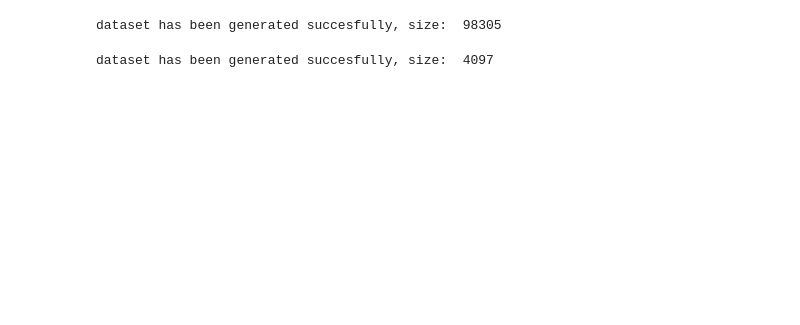
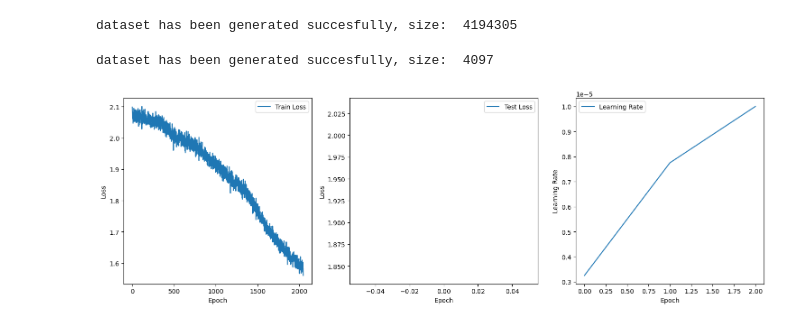
Before and after one commit to marmust/GIT_SYNC, a Jupyter notebook: normal_train.ipynb, the cells around one changed output. Drawn from its saved outputs; the diff is of its cells as text; code cells hidden in the pictures; blank space fills up the shorter version.

```diff
--- a/normal_train.ipynb
+++ b/normal_train.ipynb
@@ -36,19 +36,19 @@ input_size = context_length * vector_size + vector_size # account for previous b
 train_dataset_path = fr"./datasets/wiki_dump_train.txt"
 test_dataset_path = fr"./datasets/wiki_dump_test.txt"
 
-unique_examples_train = 1024 * 8 * 6 * 2
+unique_examples_train = 1024 * 8 * 8 * 8 * 8# * 8
 unique_examples_test = 4096
 
 # training
-train_epochs = 32
-warmup_epochs = 4
+train_epochs = 128
+warmup_epochs = 3
 
 initial_warmup_lr = 0.000001
-final_warmup_lr = 0.0001
-initial_train_lr = 0.0001
-final_train_lr = 0.0000001
+final_warmup_lr = 0.00001
+initial_train_lr = 0.00001
+final_train_lr = 0.000001
 beta1 = 0.9
-beta2 = 0.95
+beta2 = 0.999
 epsilon = 0.00000001
 
 loss = nn.MSELoss()
@@ -59,8 +59,8 @@ warmup_optimizer = torch.optim.Adam
 train_scheduler = torch.optim.lr_scheduler.CosineAnnealingLR
 warmup_scheduler = torch.optim.lr_scheduler.CosineAnnealingLR
 
-train_batch_size = 200
-test_batch_size = 200 # smaller specifically to get more datapoints per test run
+train_batch_size = 1024 * 6
+test_batch_size = 1024 * 4 # smaller specifically to get more datapoints per test run
 test_loop_epoch = 4
 
 plot_graphs = True
@@ -362,7 +346,7 @@ class REAN_dataset(Dataset):
 
     def retrieve_example(self, path: str, context_length: int, seek_start: int, embeddings_model: Word2Vec) -> tuple[np.ndarray, np.ndarray]:
         self.segment, _, _ = self.load_dataset_chunk(path, context_length + 1, seek_start)
-        self.encoded_segment = prepare_sentence_for_net(self.segment, embeddings_model, len(self.segment), flatten=False)
+        self.encoded_segment = prepare_sentence_for_net(self.segment, embeddings_model, len(self.segment), flatten=False, used_device=storage_device)
 
         self.context = self.encoded_segment[:-1]
         self.target = self.encoded_segment[-1]
@@ -409,10 +393,10 @@ class REAN_dataset(Dataset):
 
         return self.requested_item
 # %%
-train_dataset = REAN_dataset(train_dataset_path, unique_examples_train, context_length, embeddings_model, train_batch_size * 8)
-test_dataset = REAN_dataset(test_dataset_path, unique_examples_test, context_length, embeddings_model, test_batch_size * 8)
+train_dataset = REAN_dataset(train_dataset_path, unique_examples_train, context_length, embeddings_model, train_batch_size * 2)
+test_dataset = REAN_dataset(test_dataset_path, unique_examples_test, context_length, embeddings_model, test_batch_size * 2)
 # %% [output]
-dataset has been generated succesfully, size:  98305
+dataset has been generated succesfully, size:  4194305
 dataset has been generated succesfully, size:  4097
 # %%
 # !NOTE! shuffle is set to false because the dataset class itself is shuffling the data
@@ -428,8 +412,8 @@ for epoch in tqdm(range(warmup_epochs)):
     # training loop
     for current_segment, target in train_loader:
         # move batch to gpu
-        #current_segment = current_segment.to(run_device)
-        #target = target.to(run_device)
+        current_segment = current_segment.to(run_device)
+        target = target.to(run_device)
 
         # train batch
         warmup_optimizer.zero_grad()
@@ -446,8 +430,8 @@ for epoch in tqdm(range(warmup_epochs)):
         with torch.no_grad():
             for test_current_segment, test_target in test_loader:
                 # move batch to gpu
-                #test_current_segment = test_current_segment.to(run_device)
-                #test_target = test_target.to(run_device)
+                test_current_segment = test_current_segment.to(run_device)
+                test_target = test_target.to(run_device)
 
                 # run test
                 test_outputs = net(test_current_segment)
@@ -463,33 +447,35 @@ for epoch in tqdm(range(warmup_epochs)):
 
     # plot everything
     if plot_graphs:
         clear_output(wait=True)
 
         plt.figure(figsize=(15, 5))
 
         # Plot training loss
         plt.subplot(1, 3, 1)
         plt.plot(train_loss_graph, label='Train Loss')
         plt.xlabel('Epoch')
         plt.ylabel('Loss')
         plt.legend()
 
         # Plot testing loss
         plt.subplot(1, 3, 2)
         plt.plot(range(0, len(test_loss_graph) * 3, 3), test_loss_graph, label='Test Loss')
         plt.xlabel('Epoch')
         plt.ylabel('Loss')
         plt.legend()
 
         # Plot learning rate
         plt.subplot(1, 3, 3)
         plt.plot(learning_rate_graph, label='Learning Rate')
         plt.xlabel('Epoch')
         plt.ylabel('Learning Rate')
         plt.legend()
 
         plt.tight_layout()
         plt.show()
+# %% [output]
+[figure, added]
 # %%
 for epoch in tqdm(range(train_epochs)):
     # training loop
```
Also changed, not shown: parts of 5 cells of this notebook.
